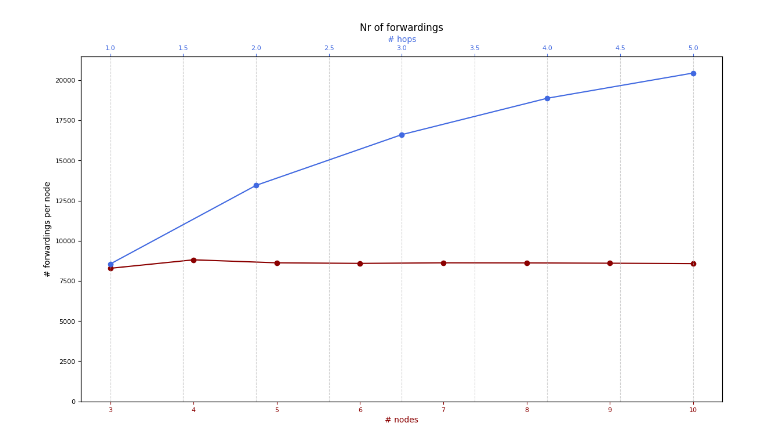
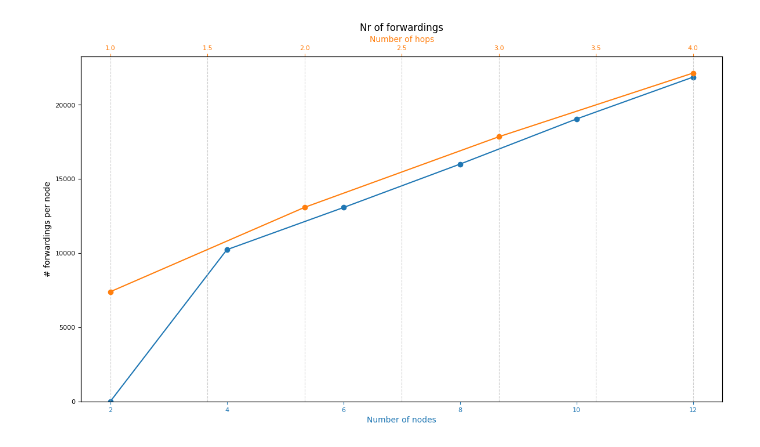
Before and after one commit to Altishofer/DFL_PeerBasedMixing, a Jupyter notebook: experiments/evaluation-plots.ipynb, the cells around one changed output. Drawn from its saved outputs; the diff is of its cells as text; code cells hidden in the pictures.

```diff
--- a/experiments/evaluation-plots.ipynb
+++ b/experiments/evaluation-plots.ipynb
@@ -103,20 +122,18 @@ plt.show()
 # CPU utilization per state (training, waiting, aggregating, broadcasting)
 # y: Total CPU time per stage
 # x:
-#   - number of batches
 #   - number of nodes
 #   - number of hops
 
-
-nr_batches  = [10, 50, 100, 500]
-nr_nodes    = [2, 4, 6, 8, 10]
-nr_hops     = [1, 2, 3, 4, 5, 6]
+nr_nodes    = [2, 4, 6, 8, 10, 12]
+nr_hops     = [1, 2, 3, 4]
+outbox_size = [10 + (i) * 30 for i in range(6)]
+print(outbox_size)
 
 stages = {1: "Training", 3: "Broadcasting and Receiving"}
 
-
 def stage_plot(property, title, folder):
-    cpu_files = get_filenames_in_folder(join(metrics_path, "cpu_per_stage", folder))
+    cpu_files = get_filenames_in_folder(join(metrics_path, folder))
     df_cpu_files = [read_file(f) for f in cpu_files]
 
     def get_cpu_per_stage(df):
@@ -161,8 +178,6 @@ def stage_plot(property, title, folder):
 
         return cpu_per_stage_df
 
-    for df in df_cpu_files:
-        get_cpu_per_stage(df)
 
     cpu_values_per_batch = []
 
@@ -175,6 +190,7 @@ def stage_plot(property, title, folder):
         cpu_values_per_batch.append(cpu_row)
 
     property = property[:len(cpu_values_per_batch)]
+    cpu_values_per_batch = cpu_values_per_batch[:len(property)]
 
     data = np.array(cpu_values_per_batch)
 
@@ -269,41 +404,40 @@ plot_avg_rtt(nr_hops, "# Maximum Hops", "rtts_per_hops/ex02", "rtts_per_hops_las
 # %%
-nr_nodes = range(3, 10 + 1)
-nr_hops = range(1, 5 + 1)
-
 def get_nr_forwardings(df):
     max_mean = df[df["field"] == "forwarded"].groupby("node")['value'].max().mean()
     return max_mean
 
 def get_y_axis_values(folder):
     files = get_filenames_in_folder(join(metrics_path, folder))
     df_files = [read_file(f) for f in files]
     return [get_nr_forwardings(df) for df in df_files]
 
 def plot_avg_forwardings(x_axis, y_axis, ax, xlabel, color):
+    n = min(len(x_axis), len(y_axis))
+    x_axis, y_axis = x_axis[:n], y_axis[:n]
     ax.plot(x_axis, y_axis, marker='o', color=color, label=xlabel)
     ax.set_xlabel(xlabel, color=color)
     ax.set_ylabel("# forwardings per node")
     ax.tick_params(axis='x', colors=color)
 
-y_nodes = get_y_axis_values("nr_forwardings/per_nodes")
-y_hops = get_y_axis_values("nr_forwardings/per_hops")
+y_nodes = get_y_axis_values("nr_nodes")
+y_hops = get_y_axis_values("max_hops")
 
 fig, ax1 = plt.subplots(figsize=FIGURE_SIZE)
 
-plot_avg_forwardings(nr_nodes, y_nodes, ax1, "# nodes", color='darkred')
+plot_avg_forwardings(nr_nodes, y_nodes, ax1, "Number of nodes", color='tab:blue')
 ax1.set_ylabel("# forwardings per node")
-ax1.set_ylim(bottom=0, top=max(max(y_nodes), max(y_hops)) * 1.05)  # ✅ Fit both ranges
+ax1.set_ylim(bottom=0, top=max(max(y_nodes), max(y_hops)) * 1.05)
 
 ax2 = ax1.twiny()
-plot_avg_forwardings(nr_hops, y_hops, ax2, "# hops", color='royalblue')
+plot_avg_forwardings(nr_hops[:4], y_hops, ax2, "Number of hops", color='tab:orange')
 
 plt.tight_layout()
 plt.title("Nr of forwardings")
 plt.grid(True, axis='y')
 plt.savefig(join(figure_path, "nr_forwardings.png"))
 plt.grid(**GRID_STYLE)
 plt.show()
 # %% [output]
-[figure, old version]
+[figure, new version]
 # %%
 def plot_acc(node):
```
Also changed, not shown: parts of 12 cells of this notebook, 6 other files.
